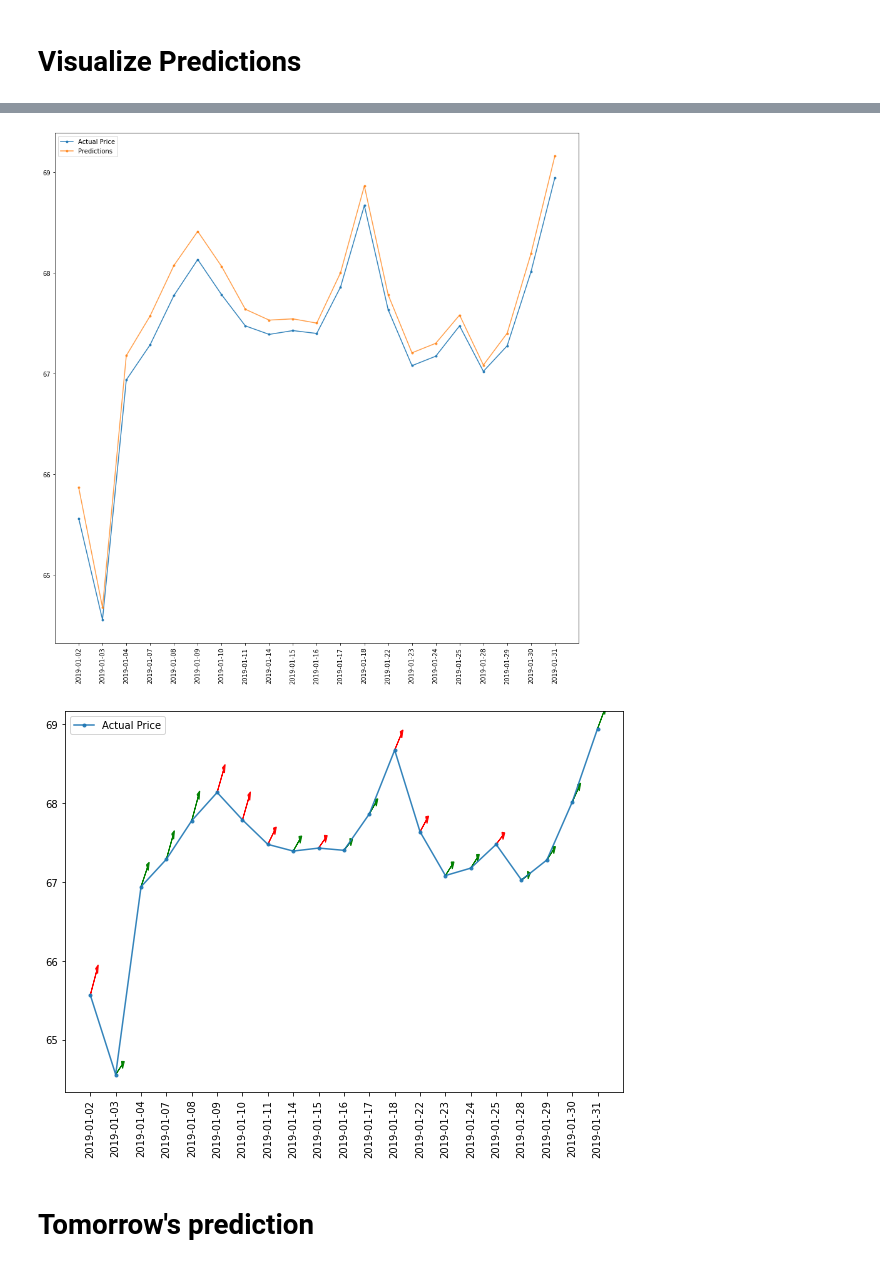
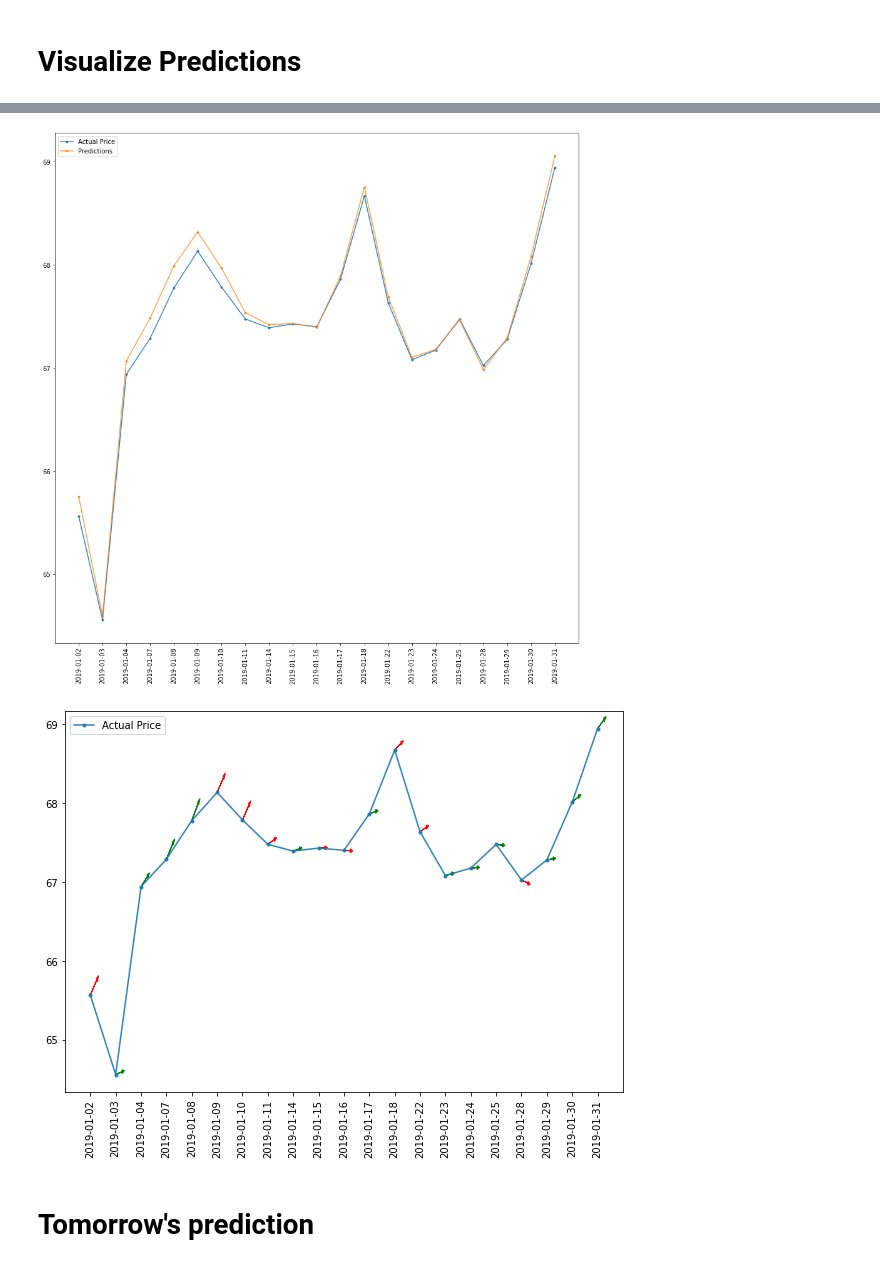
Before and after one commit to AHalarewicz/TimeSeriesAnalysis, a Jupyter notebook: notebooks/LSTM_predictions.ipynb, the cells around one changed output, grey strips where cells are left out. Drawn from its saved outputs; the diff is of its cells as text; code cells hidden in the pictures.

```diff
--- a/notebooks/LSTM_predictions.ipynb
+++ b/notebooks/LSTM_predictions.ipynb
@@ -28,13 +28,26 @@ def clip_recent_days(df, n_days):
 # %%
 def format_predictors_and_targets(df):
 
+    """
+    params: DataFrame with Predictors and Targets
+
+    drop empty rows and prepare targets and predictors
+
+    returns: formatted predictors, targets, and number of predictor columns
+
+    """
+
+    #drop rows with missing values
     df = df.dropna()
 
+    # Extract Predictors
     predictors = df[['back_5', 'back_4', 'back_3', 'back_2', 'back_1']].values
     assert type(predictors) is np.ndarray
 
+    # count number of predictive columns
     n_cols = predictors.shape[1]
 
+    # extract target
     targets = df[['Adj Close']].values
     assert type(targets) is np.ndarray
 
@@ -146,12 +161,23 @@ X_train.shape#, tomorrow.shape
 # %%
 def build_sequential_LSTM(n_nodes, n_layers, add_dense):
 
+    """
+    Params: number of nodes in layers, number of LSTM layers, option to add Dense Layer
+
+    Build a Sequential keras model with LSTM and optional Dense Layers
+
+    Returns: Keras model with LSTM layers with minimum of 2 LSTM layers
+
+    """
+
+    # create Sequential model object
     model = Sequential()
 
+    # add initial LSTM Layer
     model.add(LSTM(n_nodes, return_sequences=True, input_shape=X_train.shape[1:]))
 
 
-    # add LSTM layers that also use nodes from the same layer
+    # add specified amount of additional LSTM layers
     for i in range(n_layers-2):
         model.add(LSTM(n_nodes, return_sequences=True))
 
@@ -160,11 +186,13 @@ def build_sequential_LSTM(n_nodes, n_layers, add_dense):
 
 
     if add_dense:
-        # add Fully Connected Layer
+        # add optional Fully Connected Layer
         model.add(Dense(n_nodes, activation='relu'))
 
+    # add Dense layer to produce output
     model.add(Dense(1))
 
+    # compile model
     model.compile(optimizer='adam', loss='mean_squared_error')
 
     return model
@@ -203,4 +231,4 @@ _________________________________________________________________
 # %%
 # DEFINE TRAINING CONSTANTS
-EPOCHS = 1
+EPOCHS = 2
 # %%
@@ -383,5 +417,6 @@ viz_df
 viz_df1 = viz_df.loc['2019-01-01':'2019-01-31']
 # %%
+# plot daily predicted prices with actual prices
 _ = plt.figure(figsize=(15,15))
 _ = plt.plot(viz_df1['price'], marker='.', alpha=0.9)
 _ = plt.plot(viz_df1['predicted_price'], marker='.', alpha=0.75)
@@ -389,5 +424,5 @@ _ = plt.legend(['Actual Price', 'Predictions'])
 _ = plt.xticks(rotation=90)
 plt.show()
 # %% [output]
-[figure, old version]
+[figure, new version]
 # %%
@@ -403,15 +435,15 @@ color = list(viz_df1.color)
 # %%
+# plot direction and accuracy of predictions with actual price
 _ = plt.figure(figsize=(10,7))
 _ = plt.plot(viz_df1['price'], marker='.', alpha=0.9)
-#_ = plt.plot(viz_df1['predicted_price'], marker='.', alpha=0.75, linestyle='None')
 _ = plt.legend(['Actual Price', 'Predictions'])
 _ = plt.xticks(rotation=90)
 
-#_ = plt.arrow(xi[0], yi[0],0, delta[0], head_width=0.1, head_length=0.1, color=color[0])
+# create individual arrows for daily predictions
 for i in range(len(xi)):
-    _ = plt.arrow(xi[i], yi[i],0.25, delta[i], head_width=0.1, head_length=0.1, color=color[i])
+    _ = plt.arrow(xi[i], yi[i],0.25, delta[i], head_width=0.05, head_length=0.1, color=color[i])
 plt.show()
 # %% [output]
-[figure, old version]
+[figure, new version]
 # %% [markdown]
 # Tomorrow's prediction
```
Also changed, not shown: parts of 23 cells of this notebook.
